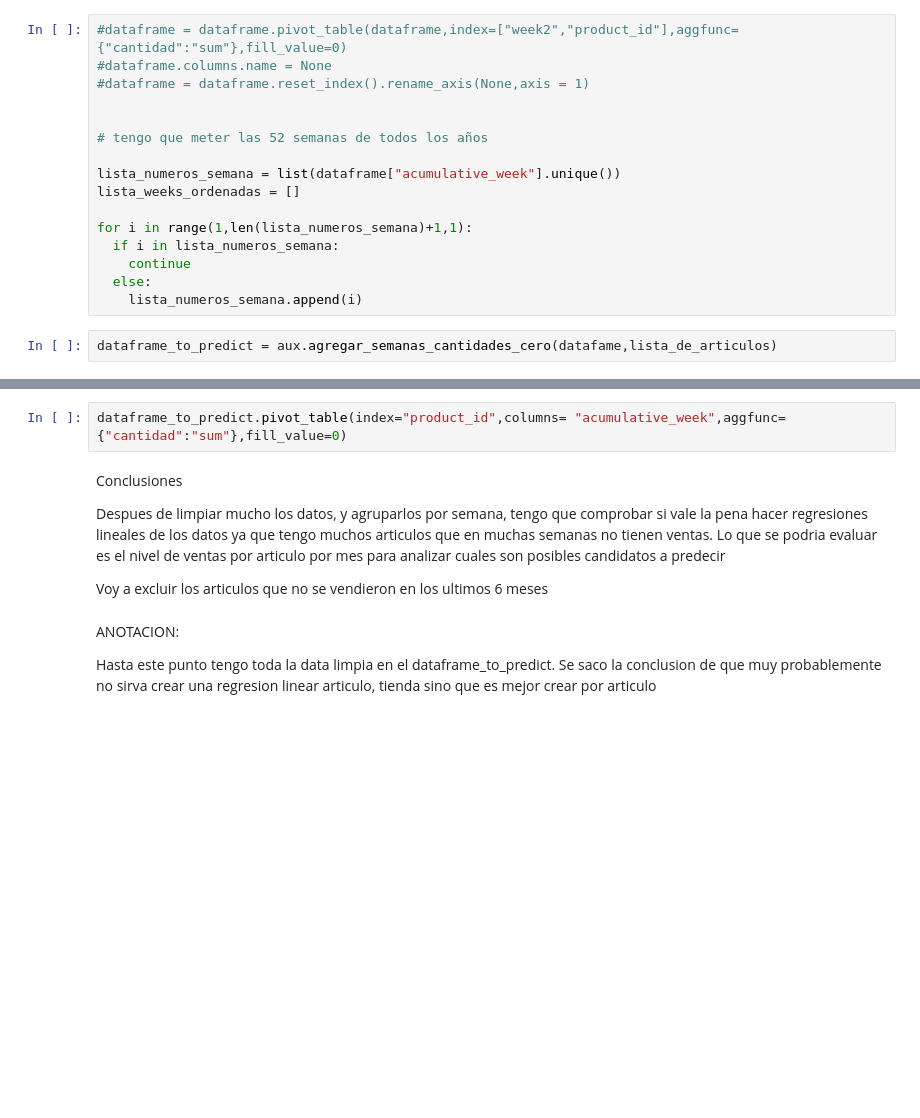
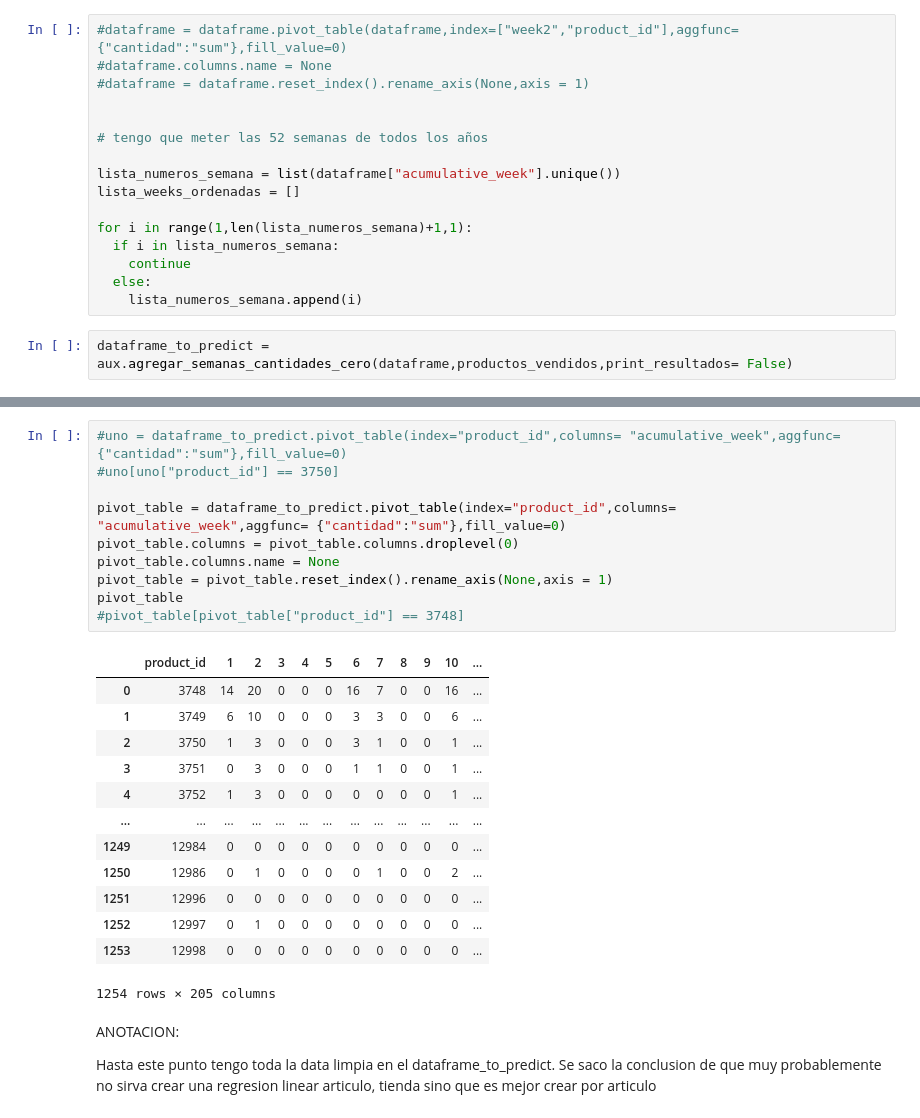
Before and after one commit to ivanachen1/LinearRegression, a Jupyter notebook: Linear_Reggresion_AutoIndustries.ipynb, the cells around one changed output, grey strips where cells are left out. Drawn from its saved outputs; the diff is of its cells as text; blank space fills up the shorter version.

```diff
--- a/Linear_Reggresion_AutoIndustries.ipynb
+++ b/Linear_Reggresion_AutoIndustries.ipynb
@@ -169,4 +287,4 @@ for i in range(1,len(lista_numeros_semana)+1,1):
   else:
     lista_numeros_semana.append(i)
 # %%
-dataframe_to_predict = aux.agregar_semanas_cantidades_cero(datafame,lista_de_articulos)
+dataframe_to_predict = aux.agregar_semanas_cantidades_cero(dataframe,productos_vendidos,print_resultados= False)
@@ -175,11 +314,27 @@ dataframe_to_predict
-# %%
-dataframe_to_predict.pivot_table(index="product_id",columns= "acumulative_week",aggfunc= {"cantidad":"sum"},fill_value=0)
-# %% [markdown]
-Conclusiones
-
-Despues de limpiar mucho los datos, y agruparlos por semana, tengo que comprobar si vale la pena hacer regresiones lineales de los datos ya que tengo muchos articulos que en muchas semanas no tienen ventas. Lo que se podria evaluar es el nivel de ventas por articulo por mes para analizar cuales son posibles candidatos a predecir
-
-Voy a excluir los articulos que no se vendieron en los ultimos 6 meses
+# %%
+#uno = dataframe_to_predict.pivot_table(index="product_id",columns= "acumulative_week",aggfunc= {"cantidad":"sum"},fill_value=0)
+#uno[uno["product_id"] == 3750]
+
+pivot_table = dataframe_to_predict.pivot_table(index="product_id",columns= "acumulative_week",aggfunc= {"cantidad":"sum"},fill_value=0)
+pivot_table.columns = pivot_table.columns.droplevel(0)
+pivot_table.columns.name = None
+pivot_table = pivot_table.reset_index().rename_axis(None,axis = 1)
+pivot_table
+#pivot_table[pivot_table["product_id"] == 3748]
+# %% [output]
+|  | product_id | 1 | 2 | 3 | 4 | 5 | 6 | 7 | 8 | 9 | 10 | ... |
+| 0 | 3748 | 14 | 20 | 0 | 0 | 0 | 16 | 7 | 0 | 0 | 16 | ... |
+| 1 | 3749 | 6 | 10 | 0 | 0 | 0 | 3 | 3 | 0 | 0 | 6 | ... |
+| 2 | 3750 | 1 | 3 | 0 | 0 | 0 | 3 | 1 | 0 | 0 | 1 | ... |
+| 3 | 3751 | 0 | 3 | 0 | 0 | 0 | 1 | 1 | 0 | 0 | 1 | ... |
+| 4 | 3752 | 1 | 3 | 0 | 0 | 0 | 0 | 0 | 0 | 0 | 1 | ... |
+| ... | ... | ... | ... | ... | ... | ... | ... | ... | ... | ... | ... | ... |
+| 1249 | 12984 | 0 | 0 | 0 | 0 | 0 | 0 | 0 | 0 | 0 | 0 | ... |
+| 1250 | 12986 | 0 | 1 | 0 | 0 | 0 | 0 | 1 | 0 | 0 | 2 | ... |
+| 1251 | 12996 | 0 | 0 | 0 | 0 | 0 | 0 | 0 | 0 | 0 | 0 | ... |
+| 1252 | 12997 | 0 | 1 | 0 | 0 | 0 | 0 | 0 | 0 | 0 | 0 | ... |
+| 1253 | 12998 | 0 | 0 | 0 | 0 | 0 | 0 | 0 | 0 | 0 | 0 | ... |
+1254 rows × 205 columns
 # %% [markdown]
 ANOTACION:
 
```
Also changed, not shown: parts of 21 cells of this notebook.
